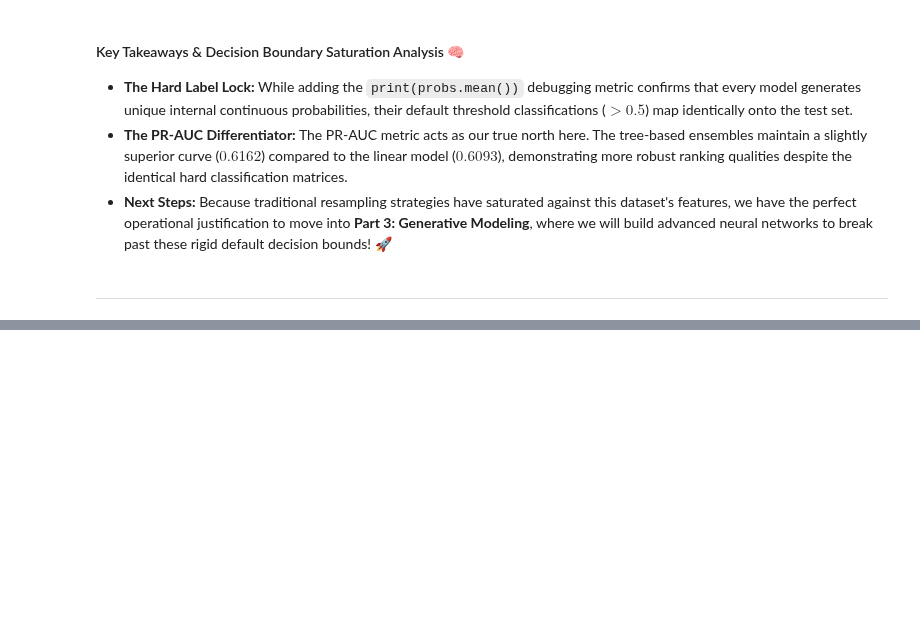
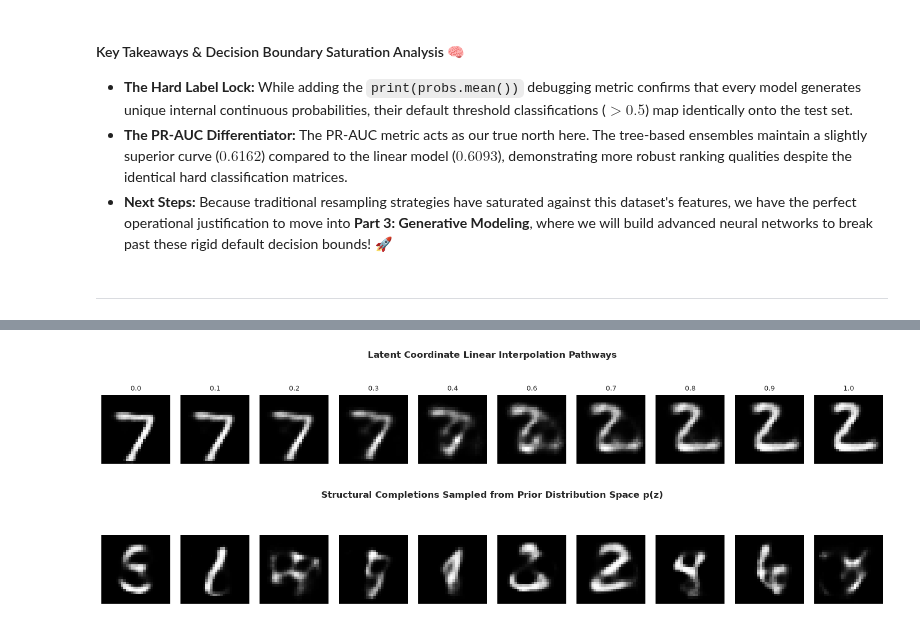
Before and after one commit to MaximumAsp66915/Applied_Data_Science_Course, a Jupyter notebook: ADS_A04/notebooks/04_Main_Analysis.ipynb, the cells around one changed output, grey strips where cells are left out. Cells and saved outputs as stored; diff of their text form; code cells hidden in the pictures; blank space fills up the shorter version.

```diff
--- a/ADS_A04/notebooks/04_Main_Analysis.ipynb
+++ b/ADS_A04/notebooks/04_Main_Analysis.ipynb
@@ -911,0 +1121,49 @@ plt.show()
+# %%
+def execute_latent_interpolation(model, num_steps=10):
+    model.eval()
+    with torch.no_grad():
+        data, _ = next(iter(test_loader))
+        data = data.to(device)
+        mu, _ = model.encode(data)
+
+        # Select two distinct structural nodes (e.g., sample 0 to sample 1)
+        start_point = mu[0]
+        end_point = mu[1]
+
+        # Linearly interpolate between the two coordinates
+        alphas = np.linspace(0, 1, num_steps)
+        fig, axes = plt.subplots(1, num_steps, figsize=(15, 2))
+
+        for idx, alpha in enumerate(alphas):
+            z_interpolated = start_point * (1 - alpha) + end_point * alpha
+            decoded_img = model.decode(z_interpolated.unsqueeze(0))
+
+            axes[idx].imshow(decoded_img.cpu().numpy().reshape(28, 28), cmap='gray')
+            axes[idx].axis('off')
+            axes[idx].set_title(f"{alpha:.1f}", fontsize=9)
+
+        plt.suptitle("Latent Coordinate Linear Interpolation Pathways", fontsize=12, fontweight='bold', y=1.15)
+        plt.tight_layout()
+        plt.show()
+
+def execute_random_prior_sampling(model, num_samples=10):
+    model.eval()
+    with torch.no_grad():
+        # Sample directly from standard normal prior space p(z) = N(0, I)
+        z_random = torch.randn(num_samples, 20).to(device)
+        decoded_samples = model.decode(z_random)
+
+        fig, axes = plt.subplots(1, num_samples, figsize=(15, 2))
+        for idx in range(num_samples):
+            axes[idx].imshow(decoded_samples[idx].cpu().numpy().reshape(28, 28), cmap='gray')
+            axes[idx].axis('off')
+
+        plt.suptitle("Structural Completions Sampled from Prior Distribution Space p(z)", fontsize=12, fontweight='bold', y=1.15)
+        plt.tight_layout()
+        plt.show()
+
+execute_latent_interpolation(base_vae)
+execute_random_prior_sampling(base_vae)
+# %% [output]
+[figure, added]
+[figure, added]
```
Also changed, not shown: parts of 14 cells of this notebook, 8 other files.
